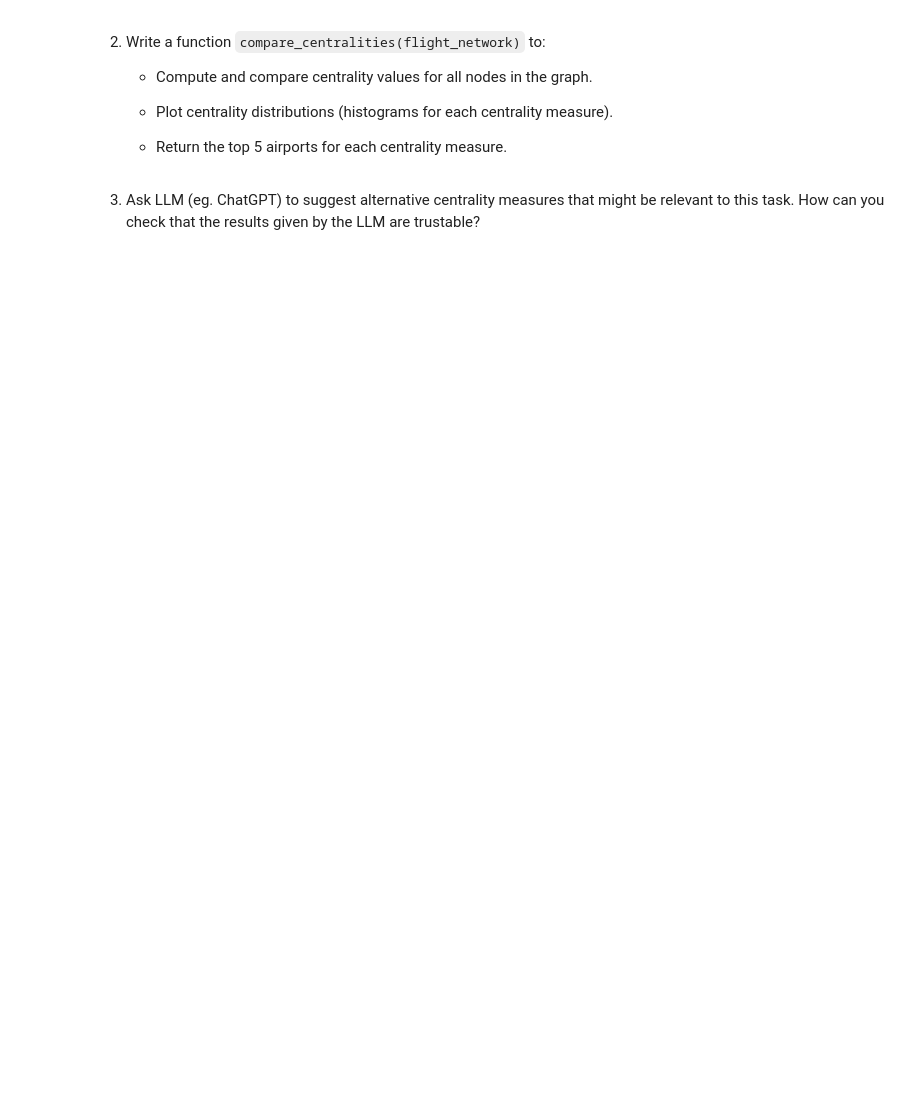
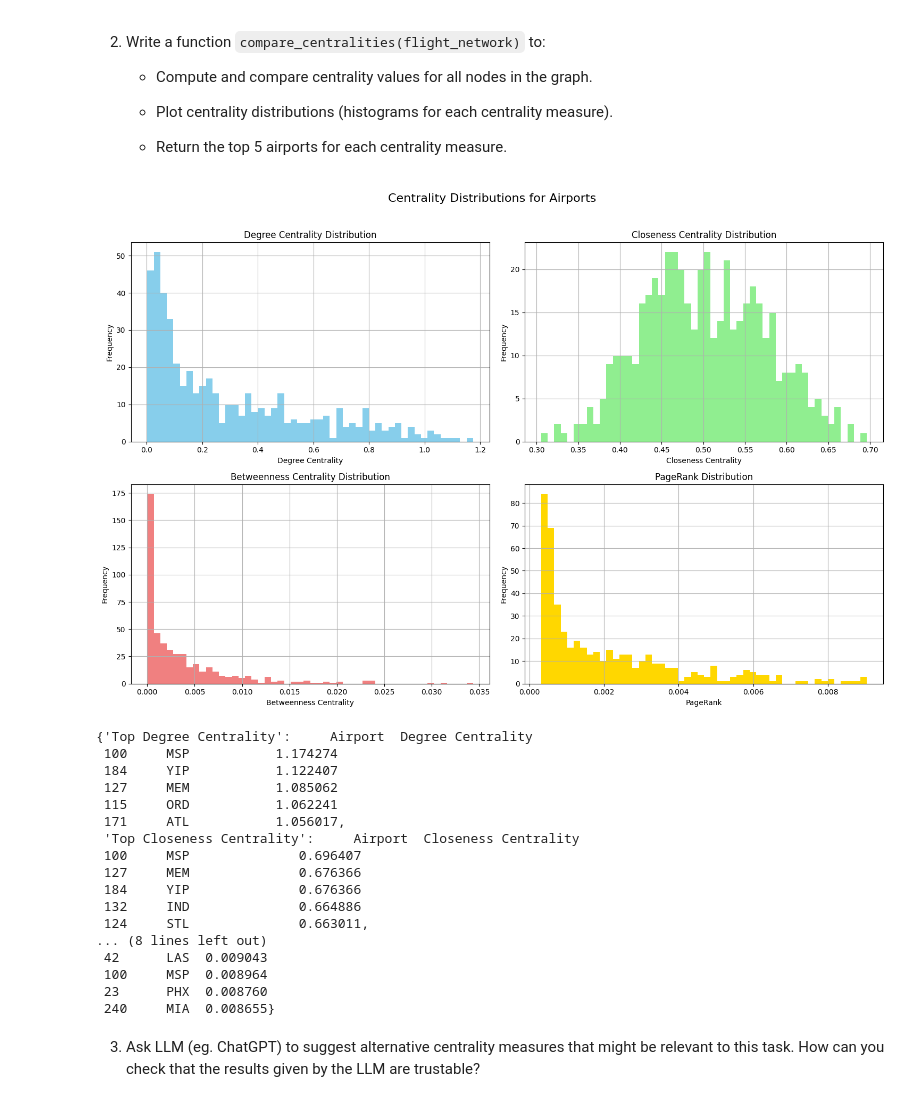
Before and after one commit to zimmy11/ADM-HW5, a Jupyter notebook: main.ipynb, the cells around one changed output. Saved outputs shown, nothing was run; the diff lists cells and outputs as text; code cells hidden in the pictures; blank space fills up the shorter version.

```diff
--- a/main.ipynb
+++ b/main.ipynb
@@ -22,7 +22,7 @@ from plotly.subplots import make_subplots
 warnings.filterwarnings("ignore")
 dataset_path = "../archive/Airports2.csv"
 # %%
-df = pd.read_csv(dataset_path)
+df = pd.read_csv('data/Airports2.csv')
 df.head()
 # %% [output]
 |  | Origin_airport | Destination_airport | Origin_city | Destination_city | Passengers | Seats | Flights | ... |
@@ -732,2 +814,23 @@ ____
+# %%
+compare_centralities(graph)
+# %% [output]
+[figure, added]
+{'Top Degree Centrality':     Airport  Degree Centrality
+ 100     MSP           1.174274
+ 184     YIP           1.122407
+ 127     MEM           1.085062
+ 115     ORD           1.062241
+ 171     ATL           1.056017,
+ 'Top Closeness Centrality':     Airport  Closeness Centrality
+ 100     MSP              0.696407
+ 127     MEM              0.676366
+ 184     YIP              0.676366
+ 132     IND              0.664886
+ 124     STL              0.663011,
+... (8 lines left out)
+ 42      LAS  0.009043
+ 100     MSP  0.008964
+ 23      PHX  0.008760
+ 240     MIA  0.008655}
 # %% [markdown]
 3. Ask LLM (eg. ChatGPT) to suggest alternative centrality measures that might be relevant to this task. How can you check that the results given by the LLM are trustable?
```
Also changed, not shown: parts of 11 cells of this notebook, 2 other files.
